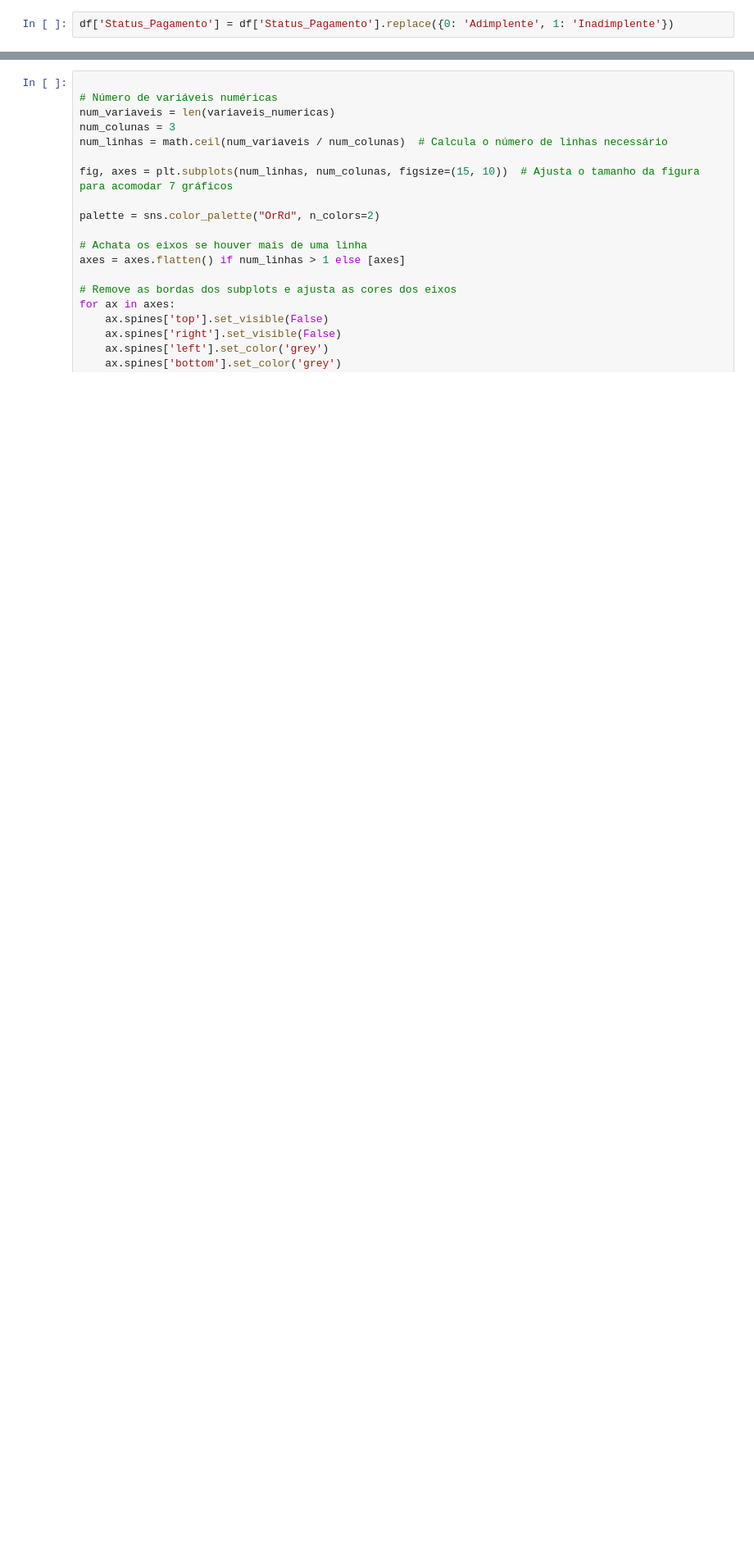
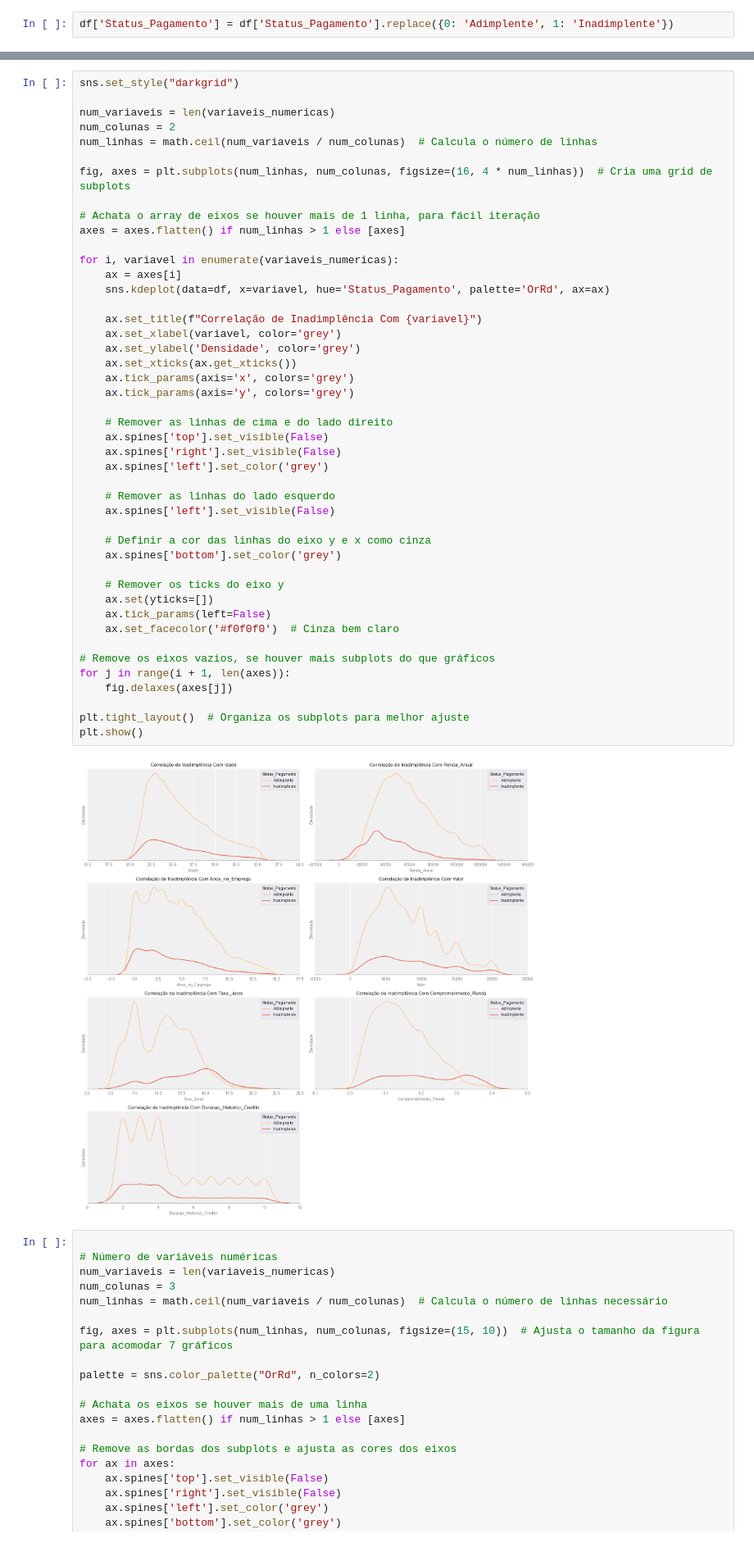
Before and after one commit to alyssonmontovanelli/analise_Risco_Credito, a Jupyter notebook: EDA/03_analise_Exploratoria_insights.ipynb, the cells around one changed output, grey strips where cells are left out. Shown at 82% size. Cells and saved outputs as stored; diff of their text form; blank space fills up the shorter version.

```diff
--- a/EDA/03_analise_Exploratoria_insights.ipynb
+++ b/EDA/03_analise_Exploratoria_insights.ipynb
@@ -185,3 +186,50 @@ plt.show()
+# %%
+sns.set_style("darkgrid")
+
+num_variaveis = len(variaveis_numericas)
+num_colunas = 2
+num_linhas = math.ceil(num_variaveis / num_colunas)  # Calcula o número de linhas
+
+fig, axes = plt.subplots(num_linhas, num_colunas, figsize=(16, 4 * num_linhas))  # Cria uma grid de subplots
+
+# Achata o array de eixos se houver mais de 1 linha, para fácil iteração
+axes = axes.flatten() if num_linhas > 1 else [axes]
+
+for i, variavel in enumerate(variaveis_numericas):
+    ax = axes[i]
+    sns.kdeplot(data=df, x=variavel, hue='Status_Pagamento', palette='OrRd', ax=ax)
+
+    ax.set_title(f"Correlação de Inadimplência Com {variavel}")
+    ax.set_xlabel(variavel, color='grey')
+    ax.set_ylabel('Densidade', color='grey')
+    ax.set_xticks(ax.get_xticks())
+    ax.tick_params(axis='x', colors='grey')
+    ax.tick_params(axis='y', colors='grey')
+
+    # Remover as linhas de cima e do lado direito
+    ax.spines['top'].set_visible(False)
+    ax.spines['right'].set_visible(False)
+    ax.spines['left'].set_color('grey')
+
+    # Remover as linhas do lado esquerdo
+    ax.spines['left'].set_visible(False)
+
+    # Definir a cor das linhas do eixo y e x como cinza
+    ax.spines['bottom'].set_color('grey')
+
+    # Remover os ticks do eixo y
+    ax.set(yticks=[])
+    ax.tick_params(left=False)
+    ax.set_facecolor('#f0f0f0')  # Cinza bem claro
+
+# Remove os eixos vazios, se houver mais subplots do que gráficos
+for j in range(i + 1, len(axes)):
+    fig.delaxes(axes[j])
+
+plt.tight_layout()  # Organiza os subplots para melhor ajuste
+plt.show()
+# %% [output]
+[figure, added]
 # %%
 
 # Número de variáveis numéricas
```
Also changed, not shown: parts of 2 cells of this notebook, 3 other files.
